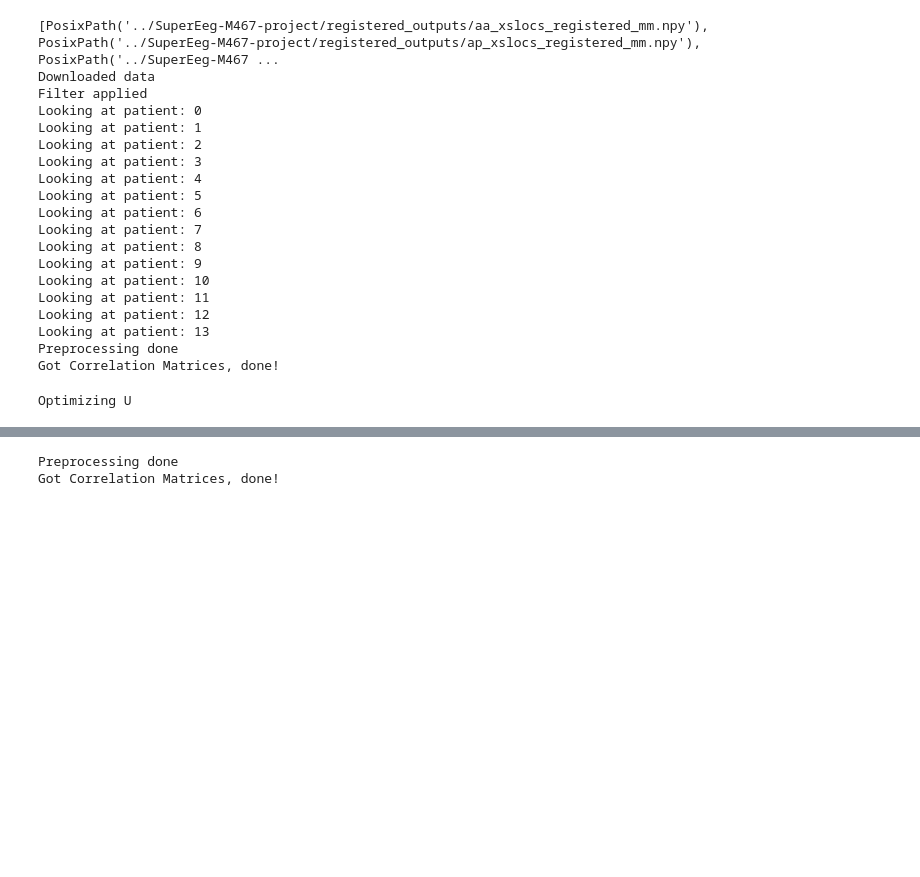
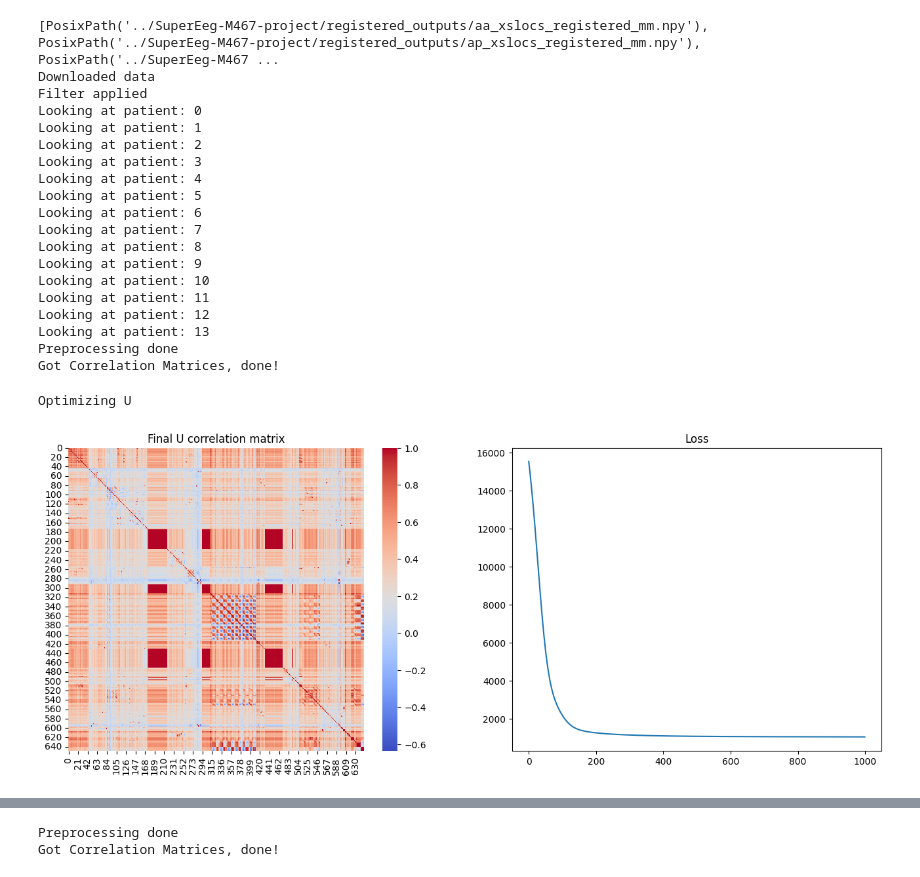
Before and after one commit to NoahWanless/SuperEeg-M467-project, a Jupyter notebook: test_new_u_method.ipynb, the cells around one changed output, grey strips where cells are left out. Cells and saved outputs as stored; diff of their text form; code cells hidden in the pictures; blank space fills up the shorter version.

```diff
--- a/test_new_u_method.ipynb
+++ b/test_new_u_method.ipynb
@@ -56,4 +57,13 @@ U_det, loss = create_u(k=30,r=600,lamb=.37,patient_corr_mat=patient_corr_mat,xyz
 # %% [output]
 Optimizing U
+# %%
+fig, ax = plt.subplots(1, 2, figsize=(16, 6))
+sns.heatmap(U_det@U_det.T,ax=ax[0], cmap='coolwarm')  #[44:84,44:84]-patient_corr_mat[1].to_numpy()
+ax[0].set_title('Final U correlation matrix')
+ax[1].plot(loss)
+ax[1].set_title('Loss')
+plt.show()
+# %% [output]
+[figure, added]
 # %%
 pred,indices = single_patient_prediction_pure(0,cleaned,(U_det@U_det.T))
```
Also changed, not shown: parts of 7 cells of this notebook, 2 other files.
